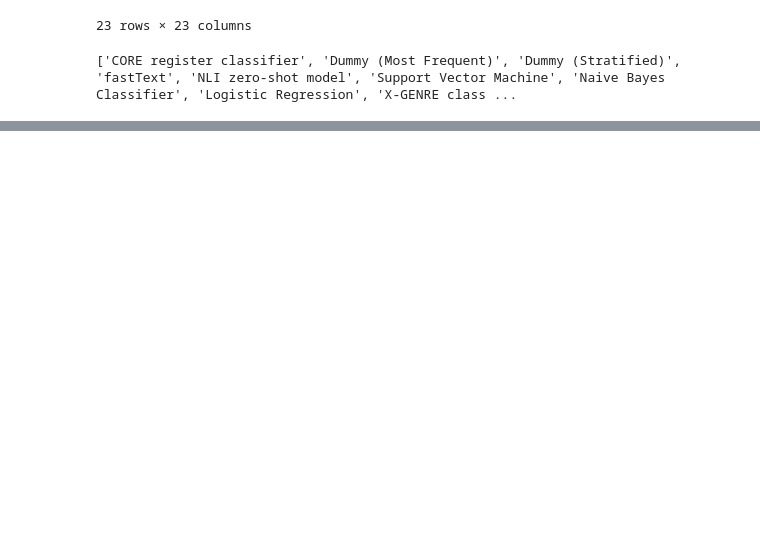
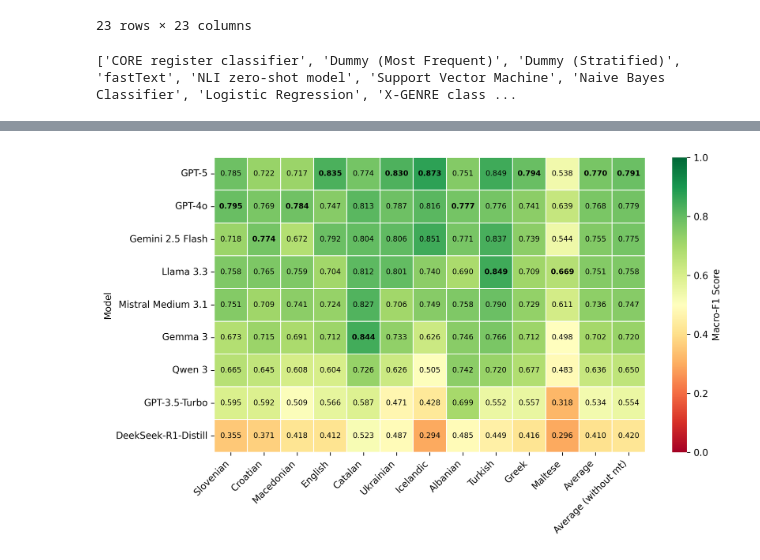
Before and after one commit to TajaKuzman/AGILE-Automatic-Genre-Identification-Benchmark, a Jupyter notebook: evaluation-of-results/evaluation_of_results.ipynb, the cells around one changed output, grey strips where cells are left out. Saved outputs shown, nothing was run; the diff lists cells and outputs as text; code cells hidden in the pictures; blank space fills up the shorter version.

```diff
--- a/evaluation-of-results/evaluation_of_results.ipynb
+++ b/evaluation-of-results/evaluation_of_results.ipynb
@@ -195,0 +192,14 @@ plt
+# %%
+# Keep only a selection of LLMs
+model_selection = ['GPT-3.5-Turbo', 'GPT-4o', 'GPT-5', 'Gemini 2.5 Flash', 'Mistral Medium 3.1', 'Llama 3.3', 'Gemma 3', 'Qwen3','DeekSeek-R1',]
+
+results_phd = results_df[results_df["Model"].isin(model_selection)]
+
+# Correct names of some of the models
+
+results_phd["Model"] = results_df["Model"].replace({
+    "Qwen3": "Qwen 3",
+    "DeekSeek-R1": "DeekSeek-R1-Distill"
+})
+
+results_phd
@@ -195,0 +223,57 @@ plt
+# %%
+import seaborn as sns
+import matplotlib.pyplot as plt
+import pandas as pd
+import numpy as np
+
+# Set figure size and DPI
+plt.figure(figsize=(10, 6), dpi=300)
+
+# Prepare data
+data = results_phd.set_index("Model")
+
+data = data[['Slovenian (macro-F1)', 'Croatian (macro-F1)', 'Macedonian (macro-F1)', 'English (macro-F1)', 'Catalan (macro-F1)',  'Ukrainian (macro-F1)', 'Icelandic (macro-F1)',  'Albanian (macro-F1)', 'Turkish (macro-F1)', 'Greek (macro-F1)',  'Maltese (macro-F1)']]
+
+# Add columns with averages
+data["Average"] = data.mean(axis=1)
+data["Average (without mt)"] = data.drop(columns=["Maltese (macro-F1)"]).mean(axis=1)
+
+data.rename(columns={'Slovenian (macro-F1)': "Slovenian", 'Croatian (macro-F1)': "Croatian", 'Macedonian (macro-F1)':"Macedonian", 'English (macro-F1)':"English", 'Catalan (macro-F1)':"Catalan",  'Ukrainian (macro-F1)':"Ukrainian", 'Icelandic (macro-F1)':"Icelandic",  'Albanian (macro-F1)':"Albanian", 'Turkish (macro-F1)':"Turkish", 'Greek (macro-F1)':"Greek",  'Maltese (macro-F1)':"Maltese"},inplace=True)
+
+data.sort_values(by="Average", ascending=False, inplace=True)
+
+# Create heatmap without annotations
+ax = sns.heatmap(
+    data,
+    annot=False,  # We'll add custom annotations manually
+    fmt=".3f",
+    cmap="RdYlGn",
+    vmin=0,  # Raise the minimum value for lighter backgrounds
+    vmax=1,  # Max at 1.0
+    linewidths=0.5,
+    linecolor='white',
+    cbar_kws={'label': 'Macro-F1 Score'}
+)
+
+# Add custom text annotations
+for x in range(data.shape[1]):  # columns
+    col = data.iloc[:, x]
+    max_val = col.max()
+    for y in range(data.shape[0]):  # rows
+        val = col.iloc[y]
+        text = f"{val:.3f}"
+        if val == max_val:
+            ax.text(x + 0.5, y + 0.5, text,
+                    ha='center', va='center', fontweight='bold', fontsize=8)
+        else:
+            ax.text(x + 0.5, y + 0.5, text,
+                    ha='center', va='center', fontsize=8)
+
+# Tweak layout
+plt.xticks(rotation=45, ha='right')
+plt.tight_layout()
+
+# Save the figure
+plt.savefig("llm-benchmarking-heatmap.png", dpi=300)
+plt
+# %% [output]
@@ -195,0 +281 @@ plt
+[figure, added]
```
Also changed, not shown: parts of 6 cells of this notebook, 2 other files.
